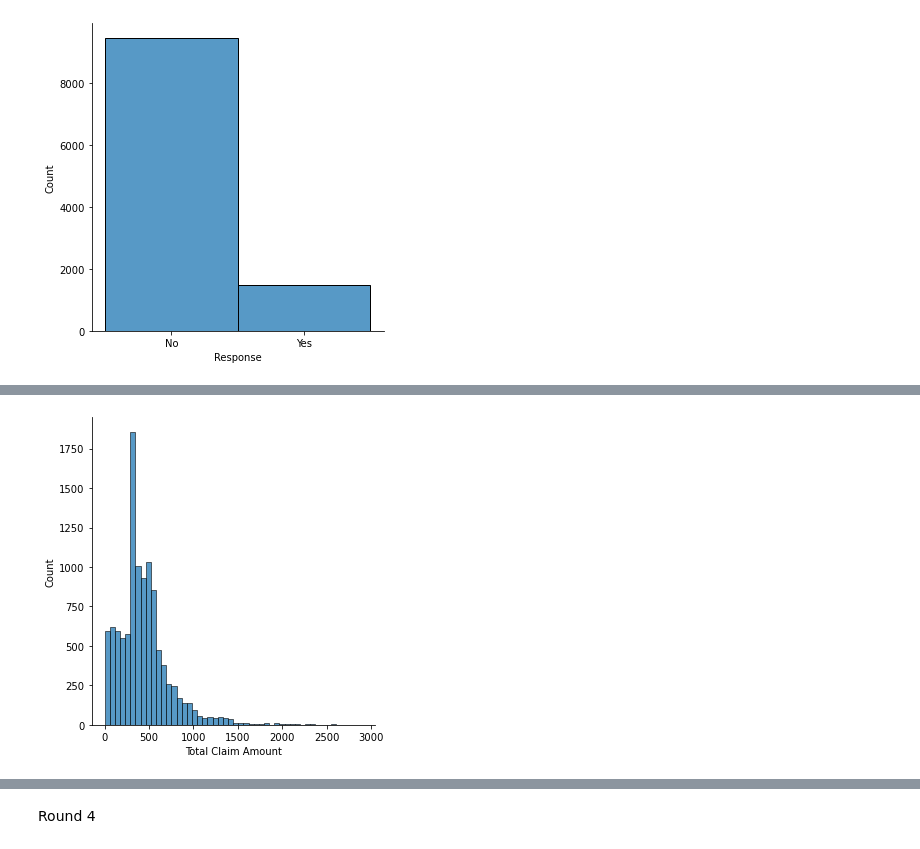
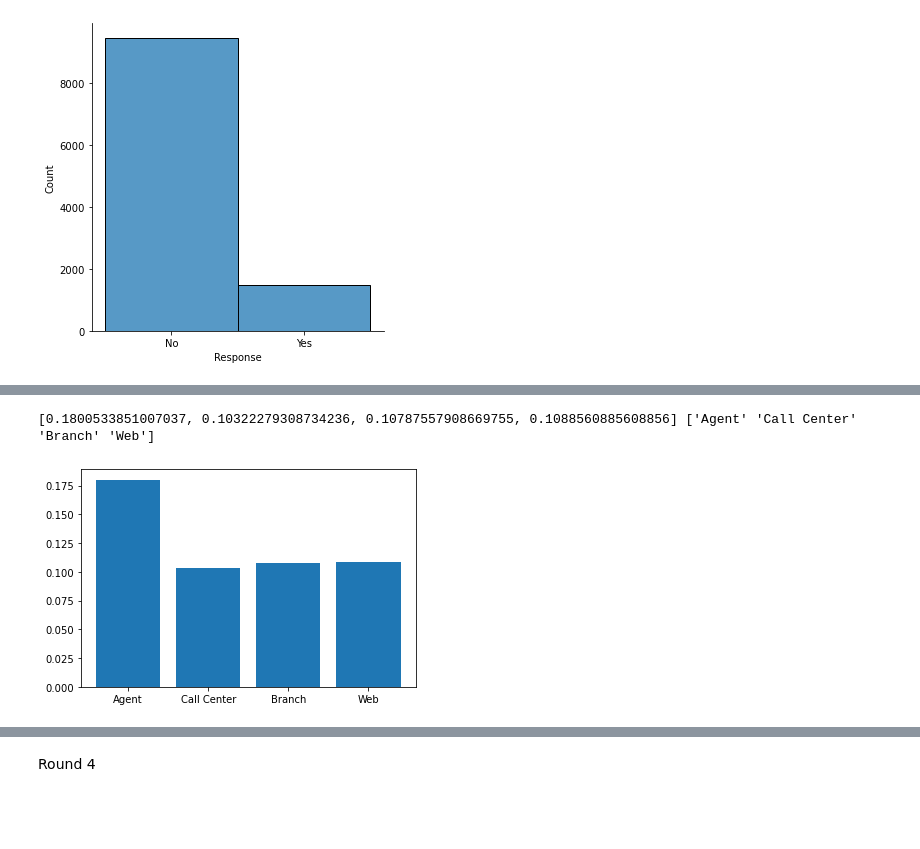
Before and after one commit to DaLahrmann/lab-customer-analysis-round-2, a Jupyter notebook: Round2_2.ipynb, the cells around one changed output, grey strips where cells are left out. Saved outputs shown, nothing was run; the diff lists cells and outputs as text; code cells hidden in the pictures; blank space fills up the shorter version.

```diff
--- a/Round2_2.ipynb
+++ b/Round2_2.ipynb
@@ -71,5 +119,21 @@ plt.show()
-# %%
-sns.displot(file['Total Claim Amount'], bins=50)
-plt.show()
-# %% [output]
-[figure, removed]
+# %%
+u1=file['Sales Channel'].value_counts()
+filey=file[file['Response']=='Yes']
+u2=filey['Sales Channel'].value_counts()
+# print(u2)
+#pd.to_numeric(u2,downcast='float')
+y1=[]
+for x in file['Sales Channel'].unique():
+    y1.append(float(u2[x])/float(u1[x]))
+
+#     #u2[x]=float(u2[x])/float(u1[x])
+print(y1,file['Sales Channel'].unique())
+# #u2=y1
+plt.bar(file['Sales Channel'].unique(),y1)
+plt.show()
+# #pd.DataFrame()
+# sns.displot(filey['Sales Channel'])
+# plt.show()
+# %% [output]
+[0.1800533851007037, 0.10322279308734236, 0.10787557908669755, 0.1088560885608856] ['Agent' 'Call Center' 'Branch' 'Web']
+[figure, added]
```
Also changed, not shown: parts of 50 cells of this notebook.
